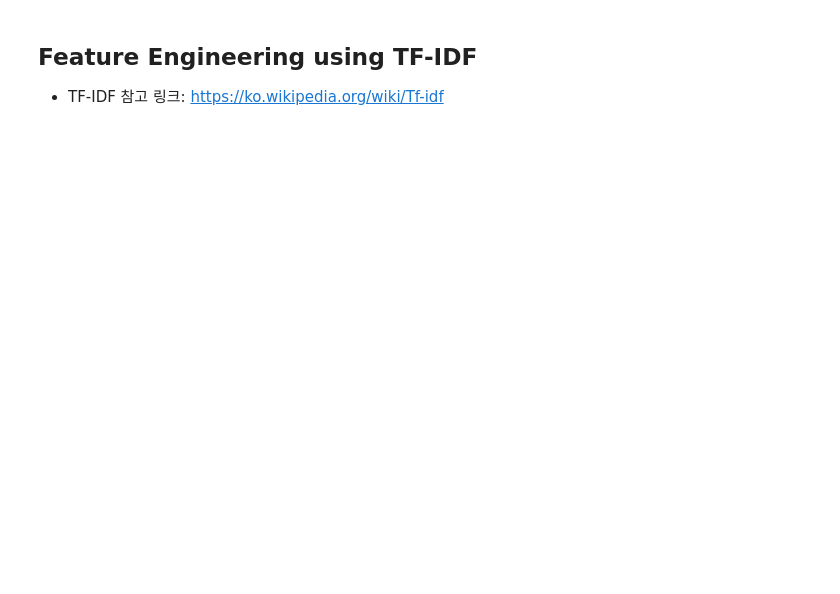
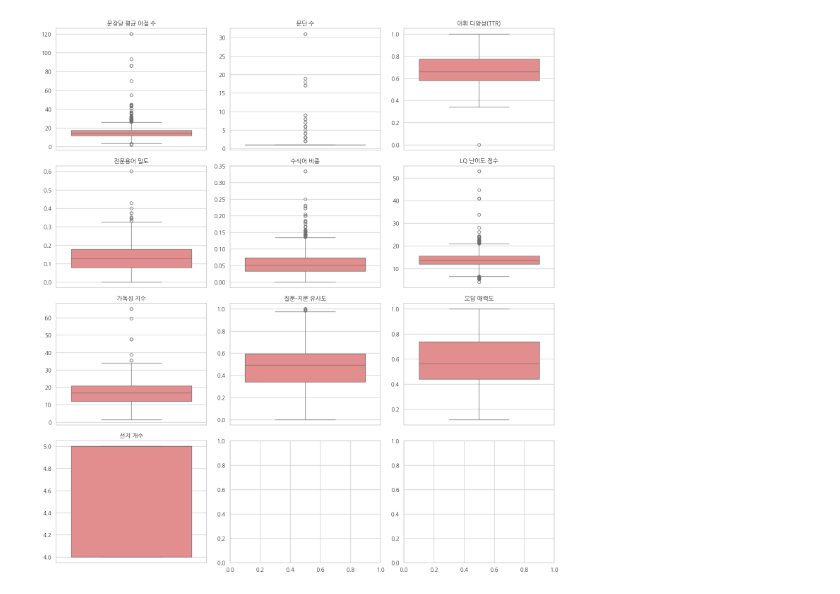
Before and after one commit to boostcampaitech8/pro-nlp-generationfornlp-nlp-14, a Jupyter notebook: notebooks/data_EDA.ipynb, the cells around one changed output. Cells and saved outputs as stored; diff of their text form; code cells hidden in the pictures; blank space fills up the shorter version.

```diff
--- a/notebooks/data_EDA.ipynb
+++ b/notebooks/data_EDA.ipynb
@@ -50,10 +639,0 @@ df.info()
-# %%
-# Combine 'question' and 'question_plus' if available
-df['question_plus'] = df['question_plus'].fillna('')
-df['full_question'] = df.apply(
-    lambda x: x['question'] + ' ' + x['question_plus'] if x['question_plus'] else x['question'],
-    axis=1
-)
-
-# Calculate the length of each question
-df['question_length'] = df['full_question'].apply(len)
@@ -69,4 +639,0 @@ plt.show()
-# %% [markdown]
-## Feature Engineering using TF-IDF
-
-- TF-IDF 참고 링크: https://ko.wikipedia.org/wiki/Tf-idf
@@ -83,0 +640,38 @@ display(tfidf_df.head(20))
+# %%
+import seaborn as sns
+
+# 한글 라벨 딕셔너리 (표시용)
+korean_labels = {
+    'avg_words_per_sent': '문장당 평균 어절 수',
+    'num_paragraphs': '문단 수',
+    'lq_ttr': '어휘 다양성(TTR)',
+    'lq_term_density': '전문용어 밀도',
+    'lq_modifier_ratio': '수식어 비중',
+    'lq_score': 'LQ 난이도 점수',
+    'readability': '가독성 지수',
+    'q_p_similarity': '질문-지문 유사도',
+    'distractor_attractiveness': '오답 매력도',
+    'num_choices': '선지 개수'
+}
+
+# 시각화할 피처 리스트
+features = list(korean_labels.keys())
+
+# 서브플롯 설정
+cols = 3
+rows = (len(features) + cols - 1) // cols
+fig, axes = plt.subplots(rows, cols, figsize=(15, rows * 4))
+axes = axes.flatten()
+
+for i, col in enumerate(features):
+    if col in df.columns:
+        sns.boxplot(y=df[col], ax=axes[i], color='lightcoral')
+        axes[i].set_title(korean_labels[col], fontsize=12) # 한글 타이틀 적용
+        axes[i].set_ylabel('')
+    else:
+        axes[i].axis('off')
+
+plt.tight_layout()
+plt.show()
+# %% [output]
+[figure, added]
```
Also changed, not shown: parts of 30 cells of this notebook.
